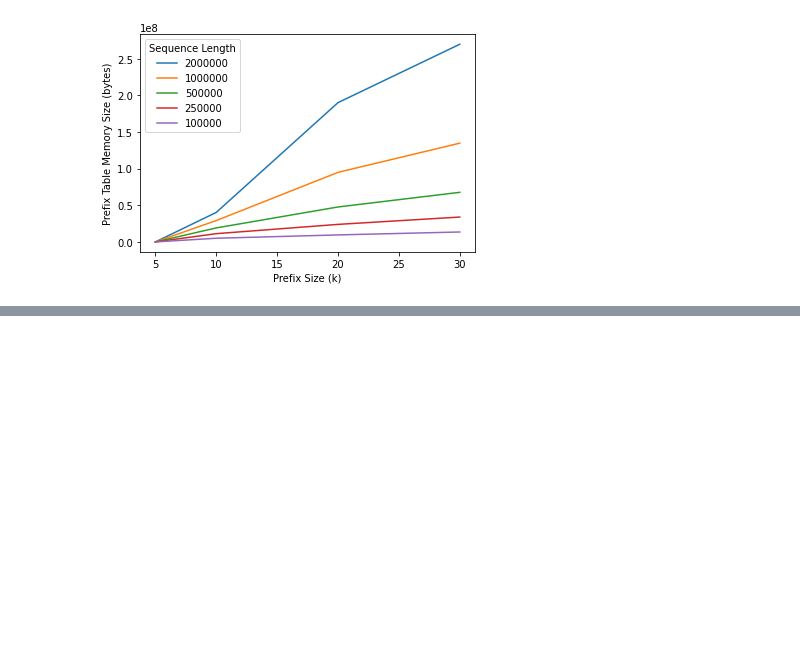
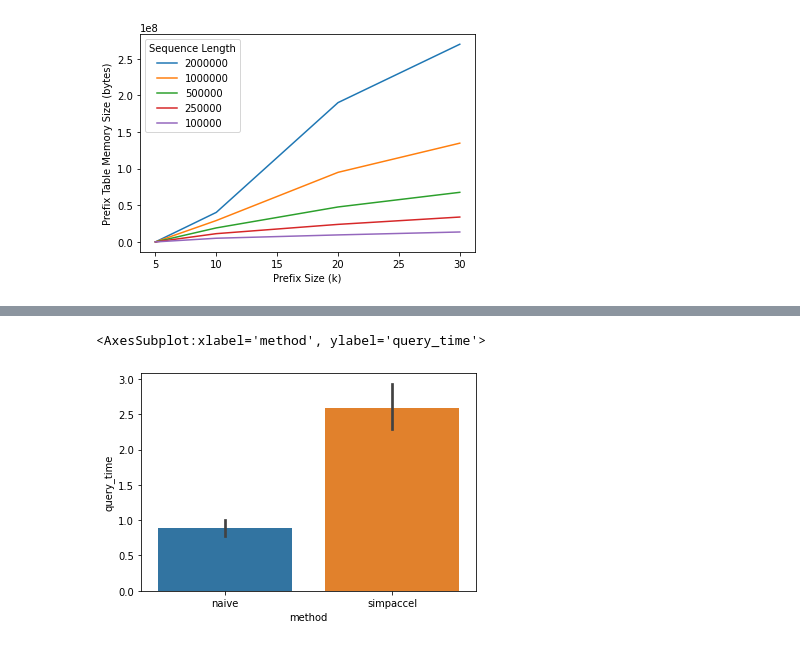
Before and after one commit to dsmolyak/cmsc858d-hw, a Jupyter notebook: homework2/make_plots.ipynb, the cells around one changed output, grey strips where cells are left out. Drawn from its saved outputs; the diff is of its cells as text; code cells hidden in the pictures; blank space fills up the shorter version.

Commit message:
Generated report data for querysa

```diff
--- a/homework2/make_plots.ipynb
+++ b/homework2/make_plots.ipynb
@@ -62,3 +62,6 @@ plt.legend(title='Sequence Length')
 # %% [output]
 <matplotlib.legend.Legend at 0x...>
 [figure]
+# %%
+query_time_df = pd.read_csv('query_time.csv')
+query_time_df.head()
@@ -64,0 +75,5 @@ plt.legend(title='Sequence Length')
+# %%
+sn.barplot(data=query_time_df, x='method', y='query_time')
+# %% [output]
+<AxesSubplot:xlabel='method', ylabel='query_time'>
+[figure, added]
```
Also changed, not shown: parts of 4 cells of this notebook, 3 other files.
